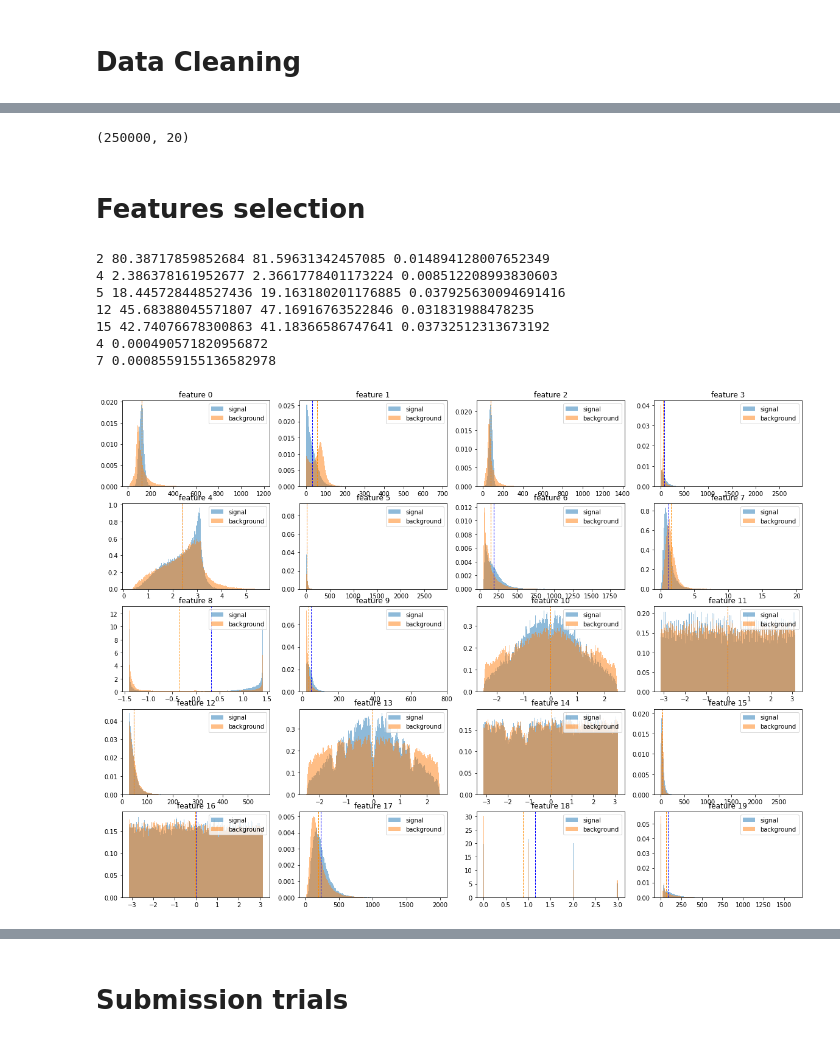
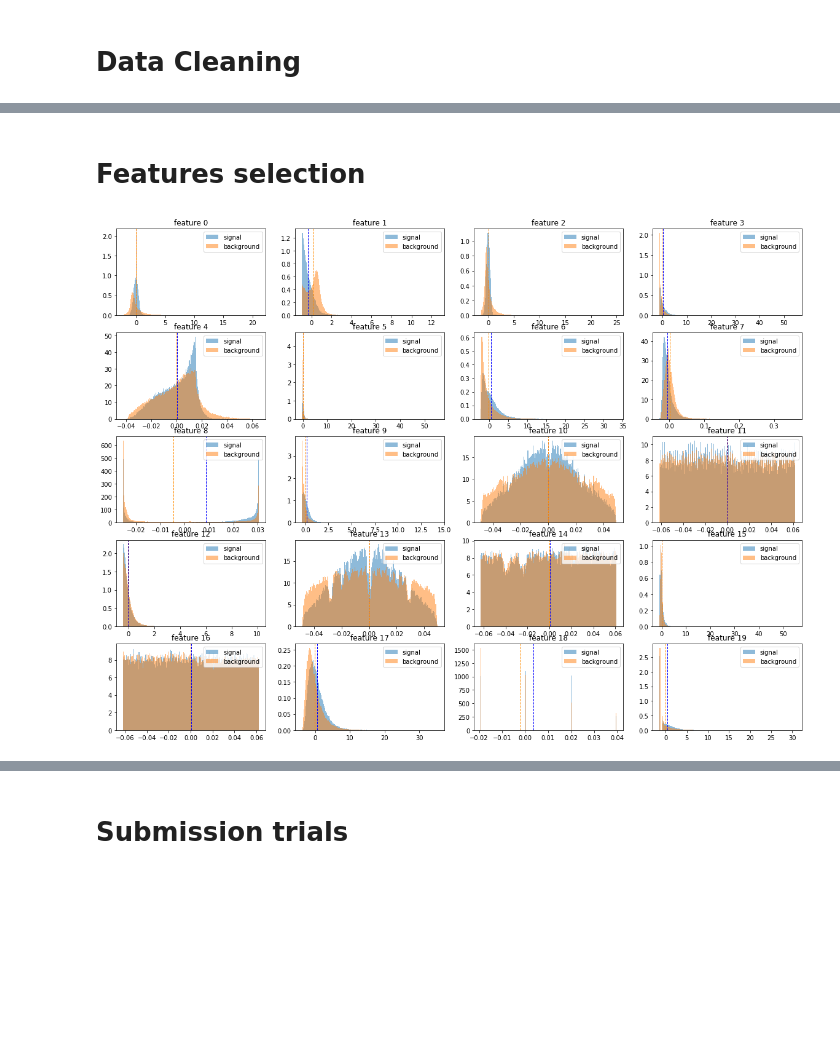
Before and after one commit to huguesvinzant/MachineLearning, a Jupyter notebook: project1/scripts/Data_exploration.ipynb, the cells around one changed output, grey strips where cells are left out. Saved outputs shown, nothing was run; the diff lists cells and outputs as text; code cells hidden in the pictures; blank space fills up the shorter version.

```diff
--- a/project1/scripts/Data_exploration.ipynb
+++ b/project1/scripts/Data_exploration.ipynb
@@ -26,14 +32,0 @@ print(n_samples, n_features)
-# %%
-#Missing value ratio: we believe that columns with too many missing
-#values are unlikely to carry much useful information
-prop_nan = np.zeros((2,30))
-
-for i in range(n_features):
-    n_nan = 0
-    for j in range(n_samples):
-        if np.isnan(features[j,i]):
-            n_nan += 1
-    prop_nan[0,i] = i
-    prop_nan[1,i] = n_nan/n_samples
-
-print(prop_nan)
@@ -51,54 +33,22 @@ print(prop_nan)
-# %%
-clean_data = np.delete(features, np.s_[4,5,6,12,23,24,25,26,27,28], axis=1)
-
-print(np.shape(clean_data))
-s_data = clean_data[labels == 1,:]
-bg_data = clean_data[labels == -1,:]
-
-n_samples, n_features = np.shape(clean_data)
-
-#0,1,2,3,7,8,9,10,11,13,14,15,16,17,18,19,20,21,22,29
-#0,1,2,3,4,5,6,7,8,9,10,11,12,13,14,15,16,17,18,19,20
-# %% [output]
-(250000, 20)
 # %% [markdown]
 Features selection
 ===
 # %%
+s_data = standardize_tx[labels == 1,:]
+bg_data = standardize_tx[labels == -1,:]
+
 plt.figure(figsize=(20,15))
 
 pics = 200
 
 for i in range(n_features):
     plt.subplot(5,4,i+1)
     plt.hist(s_data[:,i][~np.isnan(s_data[:,i])], pics, density=1, alpha=0.5, label='signal')
     plt.hist(bg_data[:,i][~np.isnan(bg_data[:,i])], pics, density=1, alpha=0.5, label='background')
     plt.axvline(s_data[:,i][~np.isnan(s_data[:,i])].mean(), color='b', linestyle='dashed', linewidth=1)
     plt.axvline(bg_data[:,i][~np.isnan(bg_data[:,i])].mean(), color='darkorange', linestyle='dashed', linewidth=1)
     plt.legend(loc='upper right')
     plt.title(f'feature {i}')
-
-# Mean discrimination
-    threshold_mean = 0.05
-    diff_mean = (np.abs(np.abs((s_data[:,i]).mean()) - np.abs((bg_data[:,i]).mean())))/np.abs((clean_data[:,i]).mean())
-    if diff_mean < threshold_mean:
-        print(i,s_data[:,i].mean(),bg_data[:,i].mean(),diff_mean)
-# useless features : 2,4,5,12,15
-
-#low variance filter : data columns with too little changes carry little info
-threshold_var = 0.001
-variances = np.var(clean_data, axis = 0) / np.linalg.norm(clean_data, axis = 0)
-for i in range(n_features):
-    if variances[i] < threshold_var:
-        print(i,variances[i])
-#useless features: 4,7
 # %% [output]
-2 80.38717859852684 81.59631342457085 0.014894128007652349
-4 2.386378161952677 2.3661778401173224 0.008512208993830603
-5 18.445728448527436 19.163180201176885 0.037925630094691416
-12 45.68388045571807 47.16916763522846 0.031831988478235
-15 42.74076678300863 41.18366586747641 0.03732512313673192
-4 0.000490571820956872
-7 0.0008559155136582978
-[figure, old version]
+[figure, new version]
 # %%
```
Also changed, not shown: parts of 9 cells of this notebook, 2 other files.
